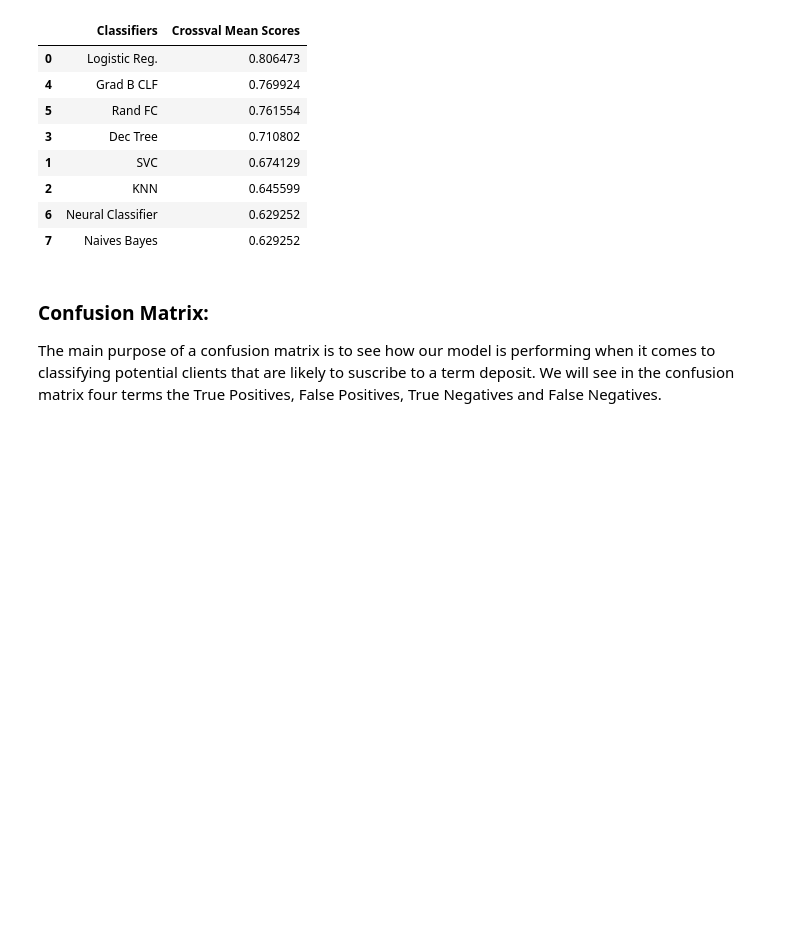
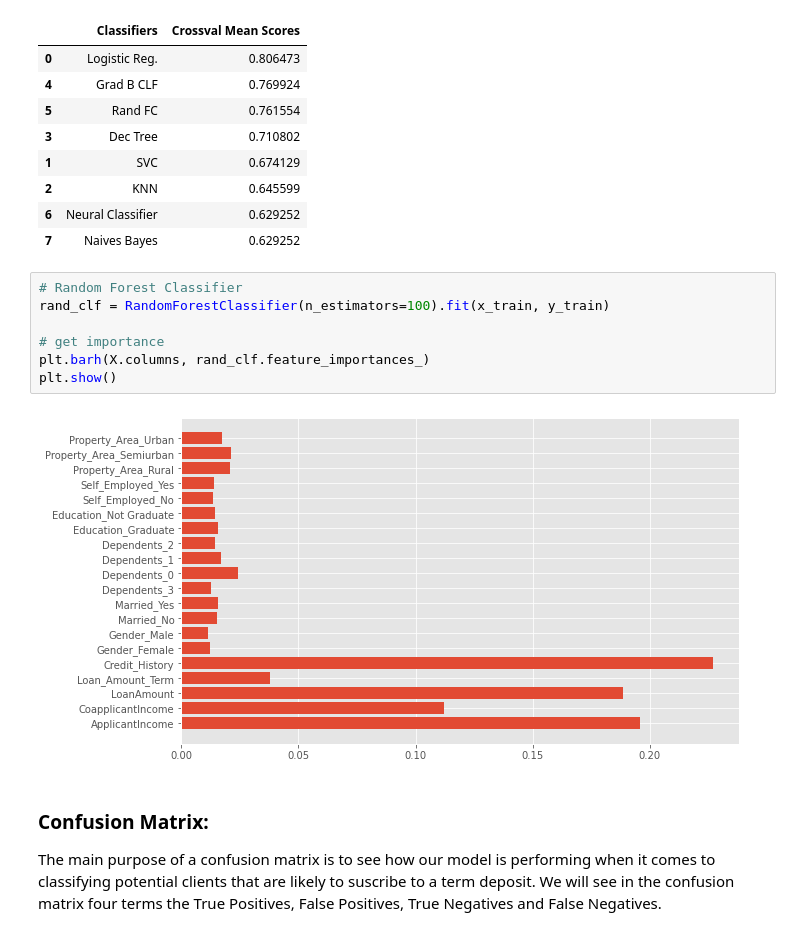
Before and after one commit to saritmaitra/Loan_approval_system, a Jupyter notebook: Model_Development_Loan_Approval_System.ipynb, the cells around one changed output. Saved outputs shown, nothing was run; the diff lists cells and outputs as text; blank space fills up the shorter version.

```diff
--- a/Model_Development_Loan_Approval_System.ipynb
+++ b/Model_Development_Loan_Approval_System.ipynb
@@ -473,6 +473,15 @@ result_df
 | 2 | KNN | 0.645599 |
 | 6 | Neural Classifier | 0.629252 |
 | 7 | Naives Bayes | 0.629252 |
+# %%
+# Random Forest Classifier
+rand_clf = RandomForestClassifier(n_estimators=100).fit(x_train, y_train)
+
+# get importance
+plt.barh(X.columns, rand_clf.feature_importances_)
+plt.show()
+# %% [output]
+[figure, added]
 # %% [markdown]
 ### Confusion Matrix:
 The main purpose of a confusion matrix is to see how our model is performing when it comes to classifying potential clients that are likely to suscribe to a term deposit. We will see in the confusion matrix four terms the True Positives, False Positives, True Negatives and False Negatives.
```
Also changed, not shown: parts of 3 cells of this notebook.
